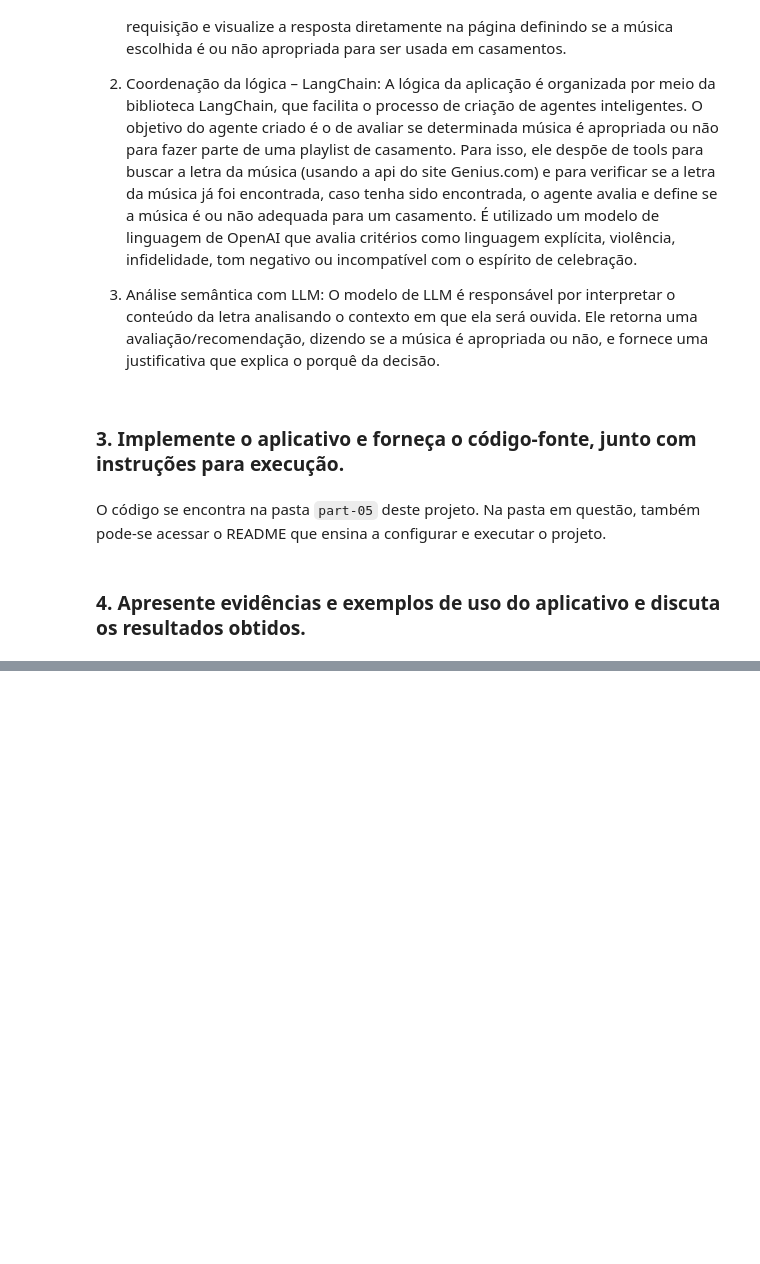
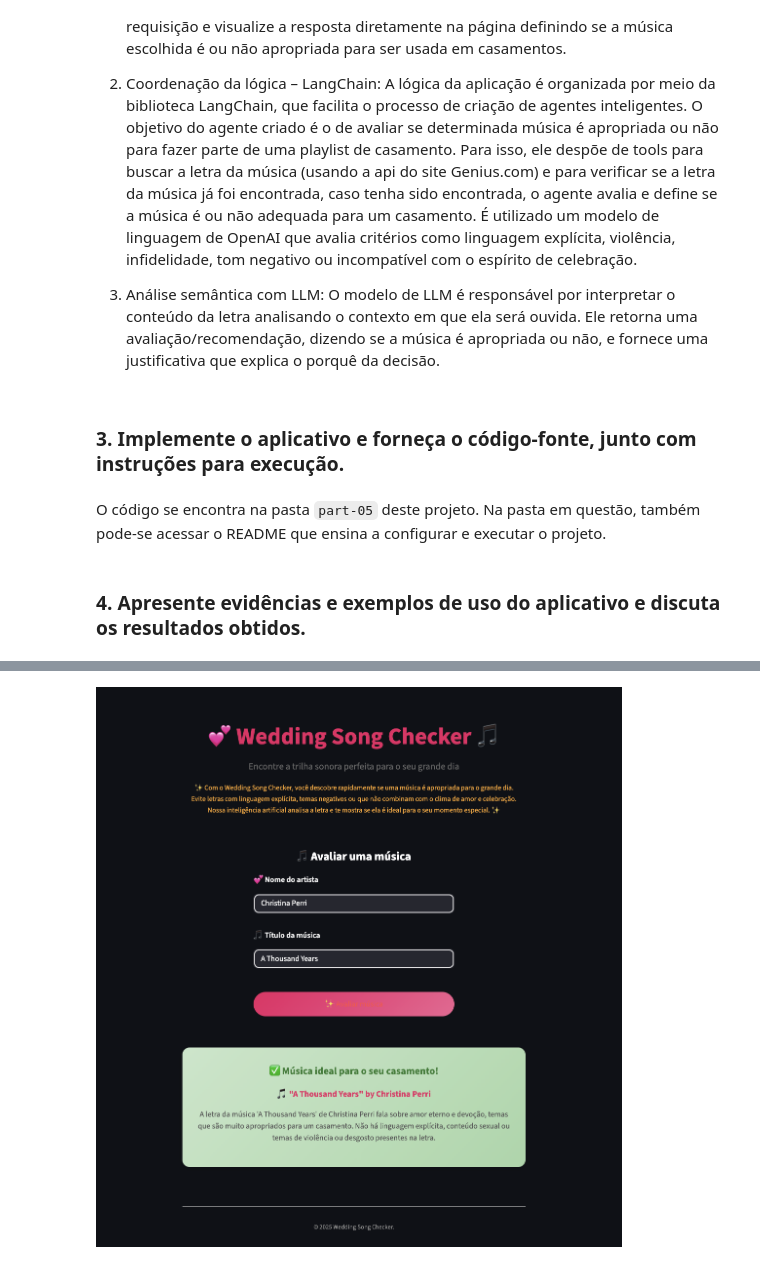
Before and after one commit to thealexandrelara/project-infnet-project-infnet-ia-generativa-para-linguagem-large-language-model-25e2_3, a Jupyter notebook: part-05.ipynb, the cells around one changed output, grey strips where cells are left out. Cells and saved outputs as stored; diff of their text form; code cells hidden in the pictures; blank space fills up the shorter version.

```diff
--- a/part-05.ipynb
+++ b/part-05.ipynb
@@ -45,0 +62,4 @@ Interface da aplicação
+# %%
+Image.open('assets/2025-07-02 wedding song checker appropriate song 2.png')
+# %% [output]
+[figure, added]
```
Also changed, not shown: parts of 13 cells of this notebook, 7 other files.
